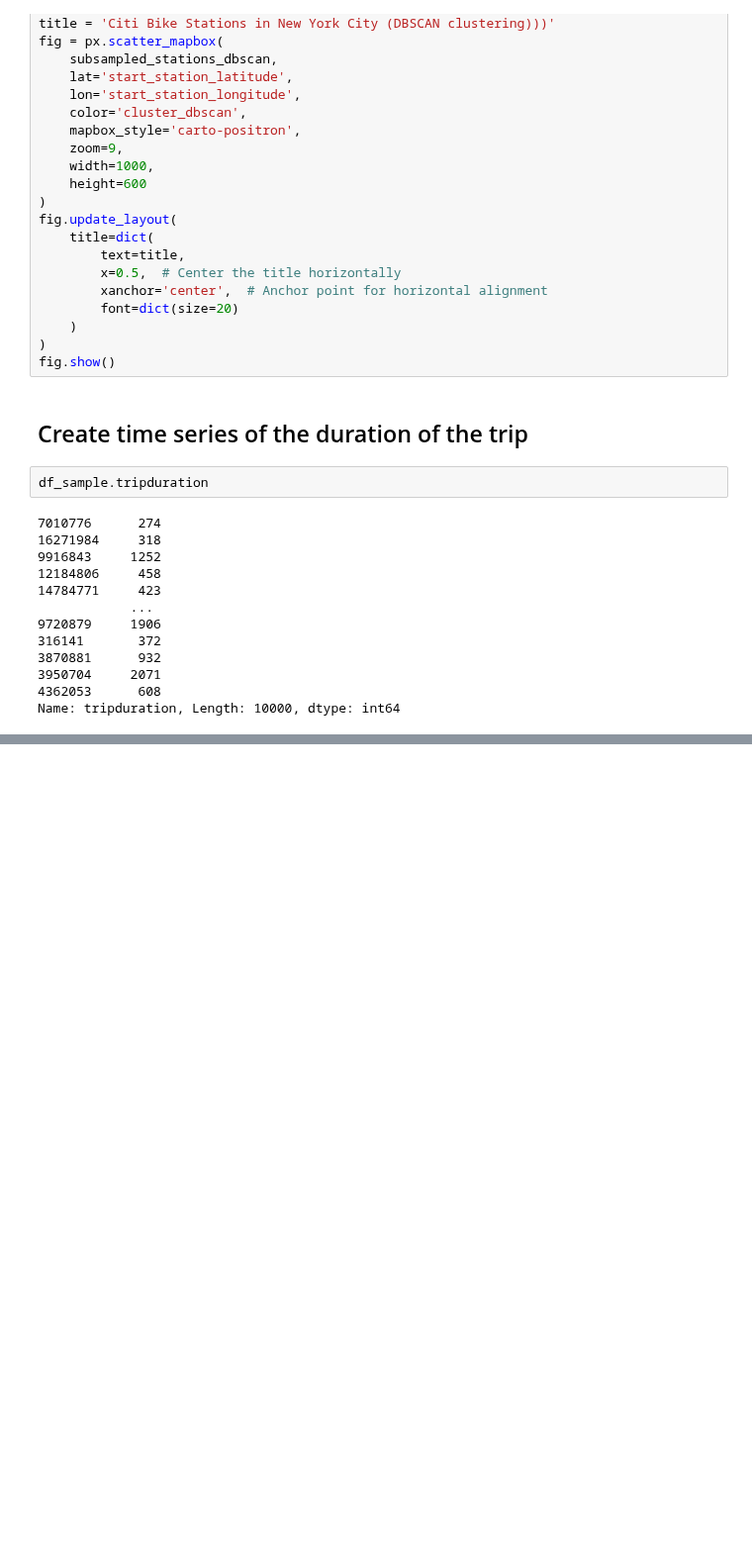
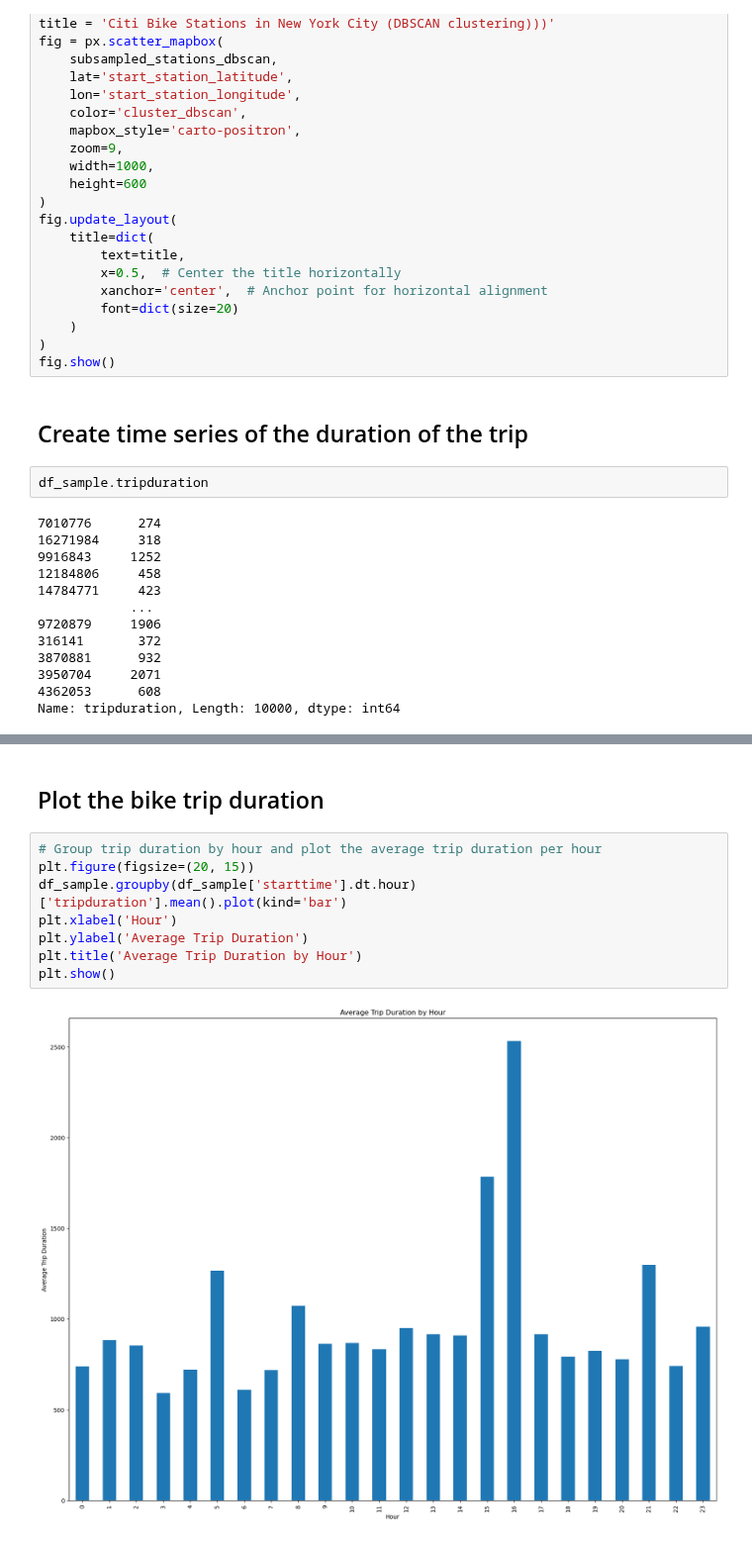
Before and after one commit to MikeKata13/Business_Analytics_Project, a Jupyter notebook: main.ipynb, the cells around one changed output, grey strips where cells are left out. Shown at 99% size. Saved outputs shown, nothing was run; the diff lists cells and outputs as text; blank space fills up the shorter version.

```diff
--- a/main.ipynb
+++ b/main.ipynb
@@ -474,0 +487,12 @@ plt.show()
+# %% [markdown]
+## Plot the bike trip duration
+# %%
+# Group trip duration by hour and plot the average trip duration per hour
+plt.figure(figsize=(20, 15))
+df_sample.groupby(df_sample['starttime'].dt.hour)['tripduration'].mean().plot(kind='bar')
+plt.xlabel('Hour')
+plt.ylabel('Average Trip Duration')
+plt.title('Average Trip Duration by Hour')
+plt.show()
+# %% [output]
+[figure, added]
```
Also changed, not shown: parts of 1 cell of this notebook, 1 other file.
